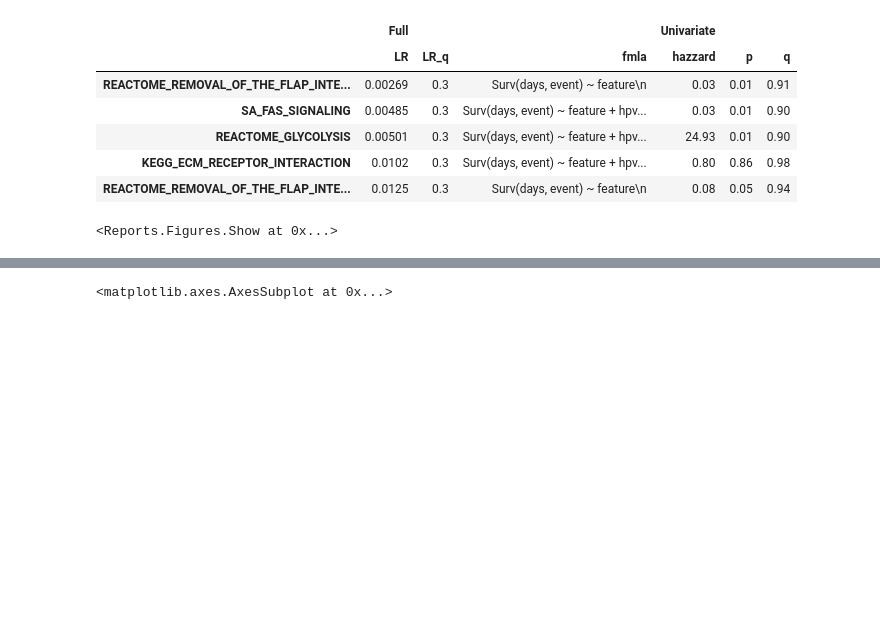
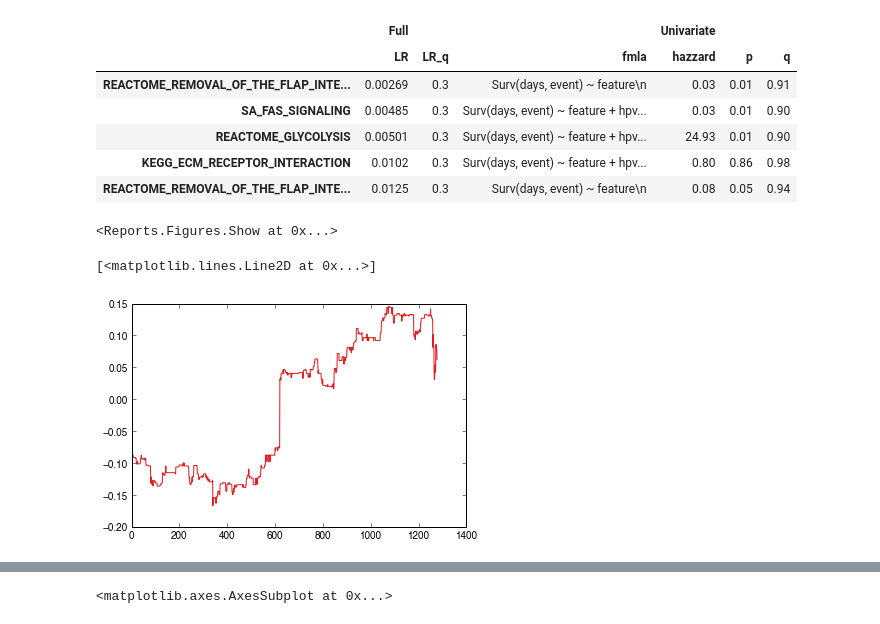
Before and after one commit to theandygross/TCGA, a Jupyter notebook: Pathway_Merge/Notebooks/HNSC_other_data.ipynb, the cells around one changed output, grey strips where cells are left out. Drawn from its saved outputs; the diff is of its cells as text; code cells hidden in the pictures; blank space fills up the shorter version.

```diff
--- a/Pathway_Merge/Notebooks/HNSC_other_data.ipynb
+++ b/Pathway_Merge/Notebooks/HNSC_other_data.ipynb
@@ -142,3 +165,8 @@ draw_survival_curves(to_quants(features.ix['SA_FAS_SIGNALING'], std=.5, labels=T
 <Reports.Figures.Show at 0x...>
 # %%
 cn = pd.read_table('/cellar/users/agross/Data/HanesExp/GSE39367_smooth_cn_data.txt', index_col=[0,1]).T
+# %%
+plot(cn[3].median())
+# %% [output]
+[<matplotlib.lines.Line2D at 0x...>]
+[figure, added]
```
Also changed, not shown: parts of 46 cells of this notebook, 33 other files.
